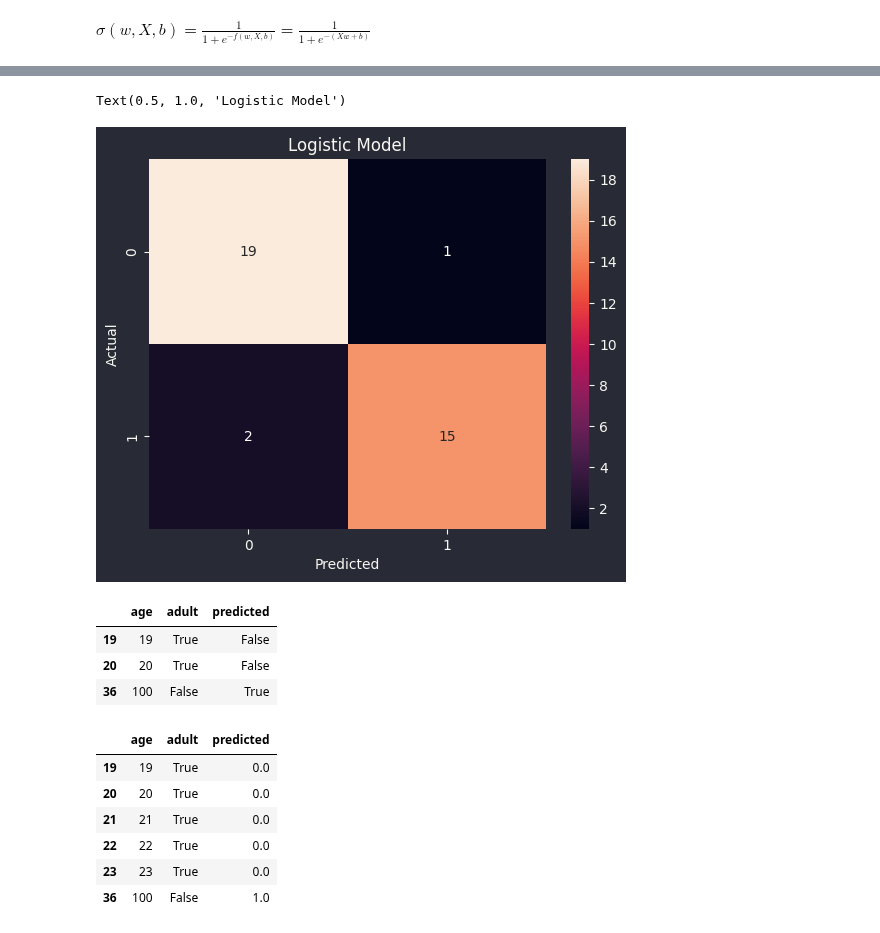
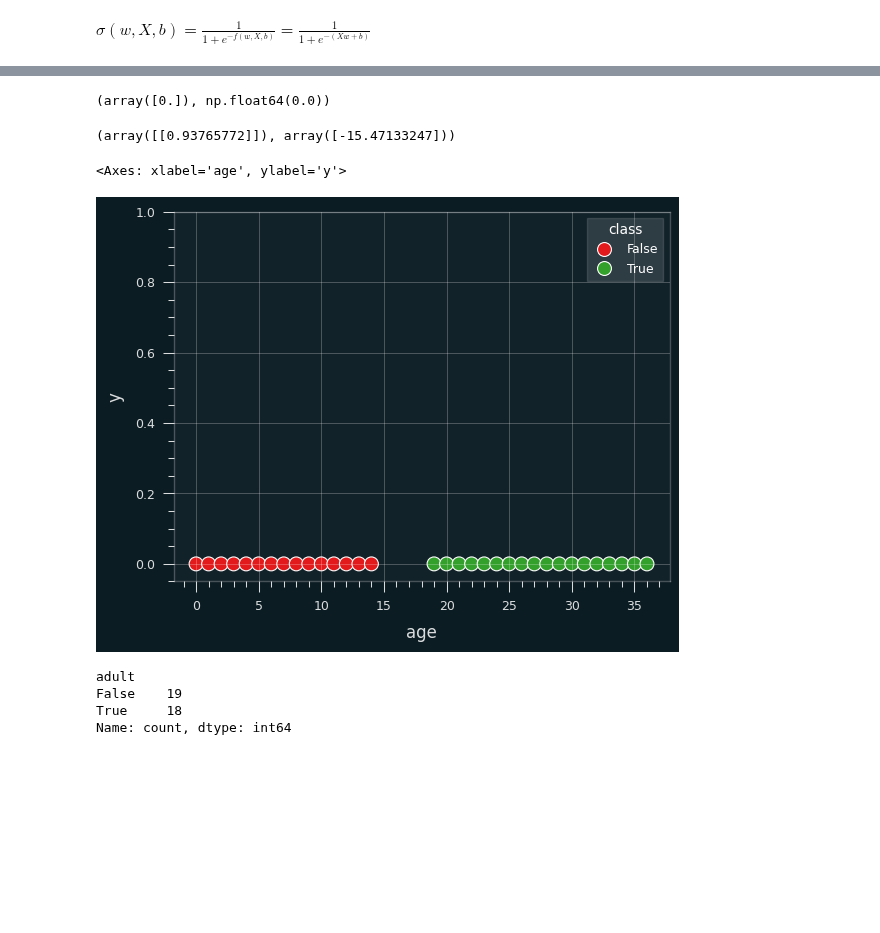
Before and after one commit to RohitMugalya/Learner-s-Garden, a Jupyter notebook: practice notebooks/linear vs logistic binary classification.ipynb, the cells around one changed output, grey strips where cells are left out. Drawn from its saved outputs; the diff is of its cells as text; code cells hidden in the pictures; blank space fills up the shorter version.

```diff
--- a/practice notebooks/linear vs logistic binary classification.ipynb
+++ b/practice notebooks/linear vs logistic binary classification.ipynb
@@ -37,9 +42,10 @@ $
 $
 # %%
 age = np.arange(37)
+y = np.zeros_like(age)
 adult = age > 18
 
-age[-1] = 100
-adult[-1] = 0
 
-df = pd.DataFrame({"age": age, "adult": adult})
+df = pd.DataFrame({"y": y, "age": age, "class": adult})
+df = df[~df['age'].between(15, 18)]
+df
@@ -79,25 +84,22 @@ Text(0.5, 1.0, 'Linear Model')
-# %%
-sns.heatmap(cm_logistic, annot=True)
-plt.xlabel("Predicted")
-plt.ylabel("Actual")
-plt.title("Logistic Model")
-# %% [output]
-Text(0.5, 1.0, 'Logistic Model')
-[figure, removed]
-# %%
-get_misclassified_examples(df, y, logistic_y_pred)
-# %% [output]
-|  | age | adult | predicted |
-| 19 | 19 | True | False |
-| 20 | 20 | True | False |
-| 36 | 100 | False | True |
-# %%
-get_misclassified_examples(df, y, linear_y_pred)
-# %% [output]
-|  | age | adult | predicted |
-| 19 | 19 | True | 0.0 |
-| 20 | 20 | True | 0.0 |
-| 21 | 21 | True | 0.0 |
-| 22 | 22 | True | 0.0 |
-| 23 | 23 | True | 0.0 |
-| 36 | 100 | False | 1.0 |
+# %%
+linear.coef_, linear.intercept_
+# %% [output]
+(array([0.]), np.float64(0.0))
+# %%
+logistic.coef_, logistic.intercept_
+# %% [output]
+(array([[0.93765772]]), array([-15.47133247]))
+# %%
+plt.ylim(-0.05, 1)
+
+sns.scatterplot(x="age", y="y", data=df, hue="class", color=["pink", "blue"], s=100)
+# %% [output]
+<Axes: xlabel='age', ylabel='y'>
+[figure, added]
+# %%
+df['adult'].value_counts()
+# %% [output]
+adult
+False    19
+True     18
+Name: count, dtype: int64
```
Also changed, not shown: parts of 10 cells of this notebook.
